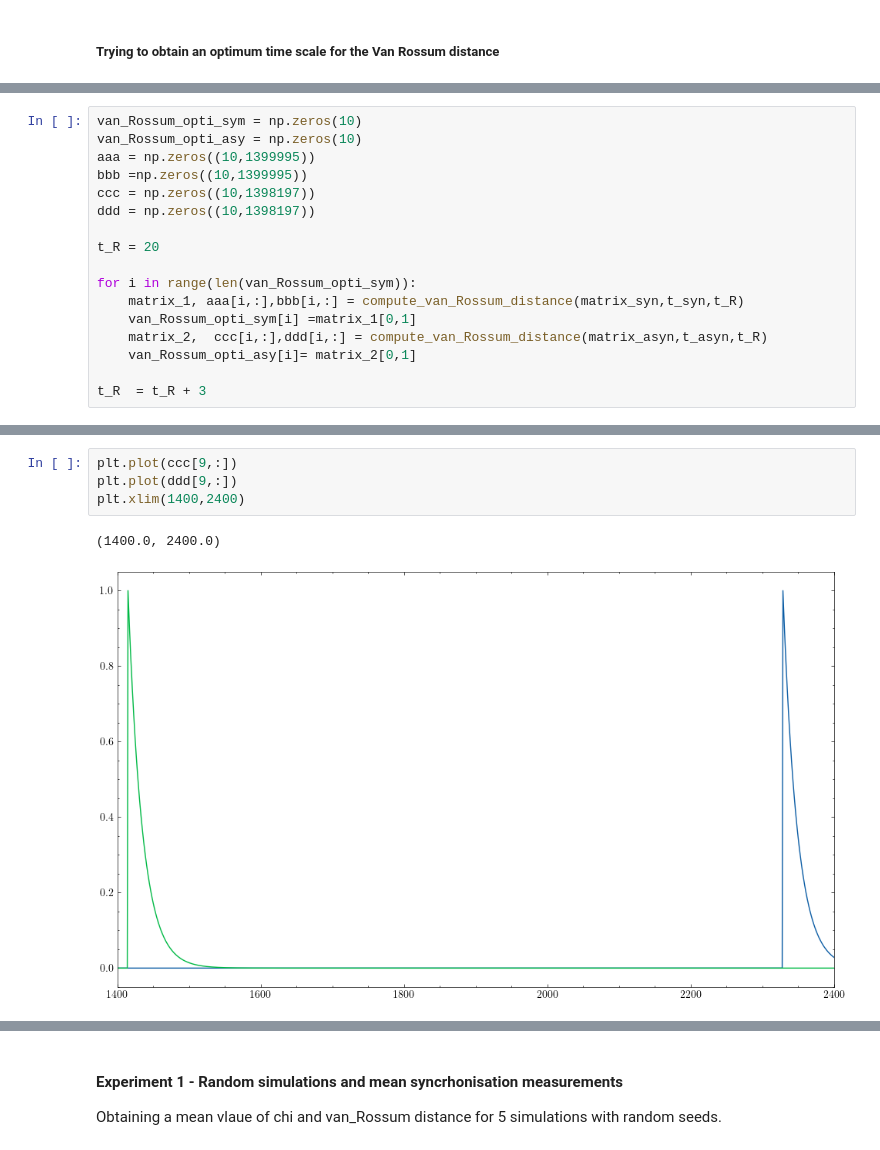
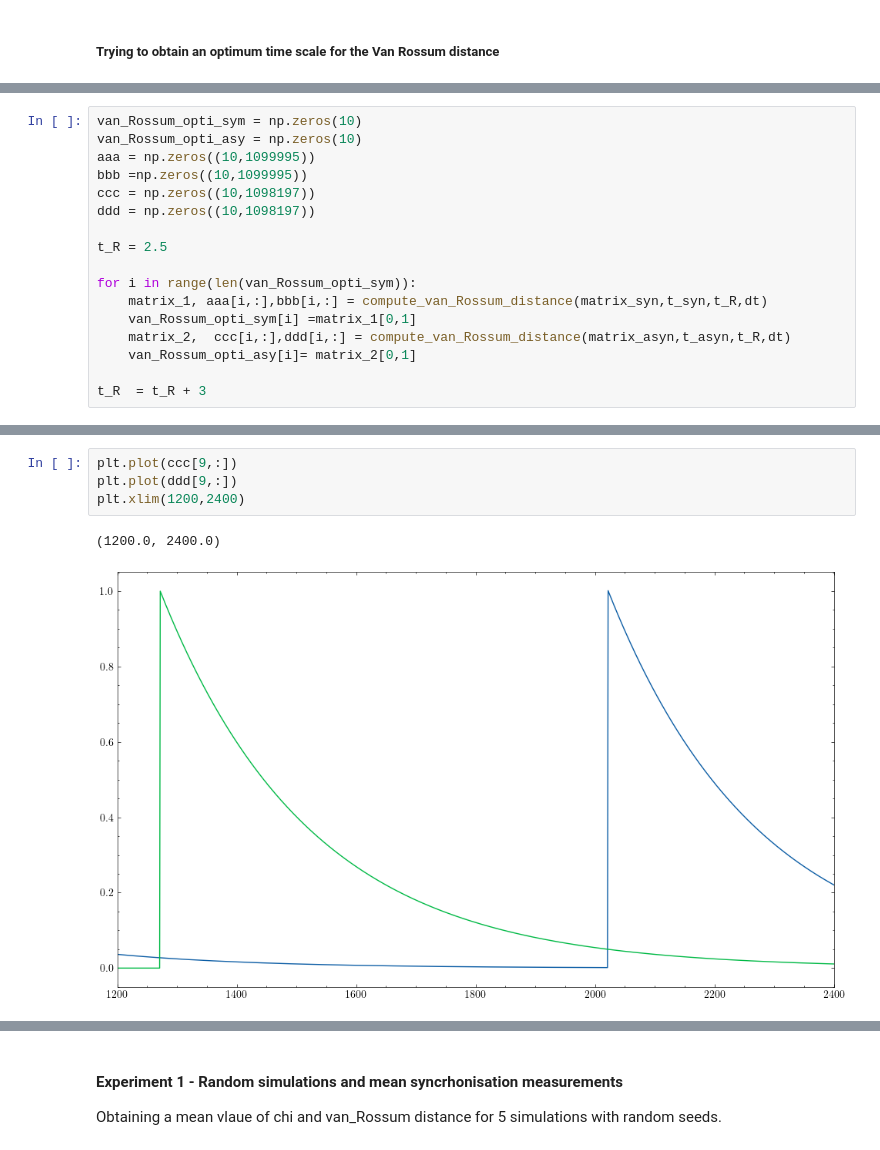
Before and after one commit to Sir-Bip-Bop/Gap-Junction-Coupling-Studies, a Jupyter notebook: synchrony_experiment.ipynb, the cells around one changed output, grey strips where cells are left out. Cells and saved outputs as stored; diff of their text form.

```diff
--- a/synchrony_experiment.ipynb
+++ b/synchrony_experiment.ipynb
@@ -241,17 +374,17 @@ def compute_van_Rossum_distance(spike_matrix,t,t_R):
 # %%
 van_Rossum_opti_sym = np.zeros(10)
 van_Rossum_opti_asy = np.zeros(10)
-aaa = np.zeros((10,1399995))
-bbb =np.zeros((10,1399995))
-ccc = np.zeros((10,1398197))
-ddd = np.zeros((10,1398197))
+aaa = np.zeros((10,1099995))
+bbb =np.zeros((10,1099995))
+ccc = np.zeros((10,1098197))
+ddd = np.zeros((10,1098197))
 
-t_R = 20
+t_R = 2.5
 
 for i in range(len(van_Rossum_opti_sym)):
-    matrix_1, aaa[i,:],bbb[i,:] = compute_van_Rossum_distance(matrix_syn,t_syn,t_R)
+    matrix_1, aaa[i,:],bbb[i,:] = compute_van_Rossum_distance(matrix_syn,t_syn,t_R,dt)
     van_Rossum_opti_sym[i] =matrix_1[0,1]
-    matrix_2,  ccc[i,:],ddd[i,:] = compute_van_Rossum_distance(matrix_asyn,t_asyn,t_R)
+    matrix_2,  ccc[i,:],ddd[i,:] = compute_van_Rossum_distance(matrix_asyn,t_asyn,t_R,dt)
     van_Rossum_opti_asy[i]= matrix_2[0,1]
 
 t_R  = t_R + 3
@@ -265,10 +398,10 @@ plt.xlim(1400,1600)
 # %%
 plt.plot(ccc[9,:])
 plt.plot(ddd[9,:])
-plt.xlim(1400,2400)
+plt.xlim(1200,2400)
 # %% [output]
-(1400.0, 2400.0)
+(1200.0, 2400.0)
-[figure, old version]
+[figure, new version]
 # %%
 van_Rossum_opti_sym
 # %% [output]
```
Also changed, not shown: parts of 30 cells of this notebook, 5 other files.
